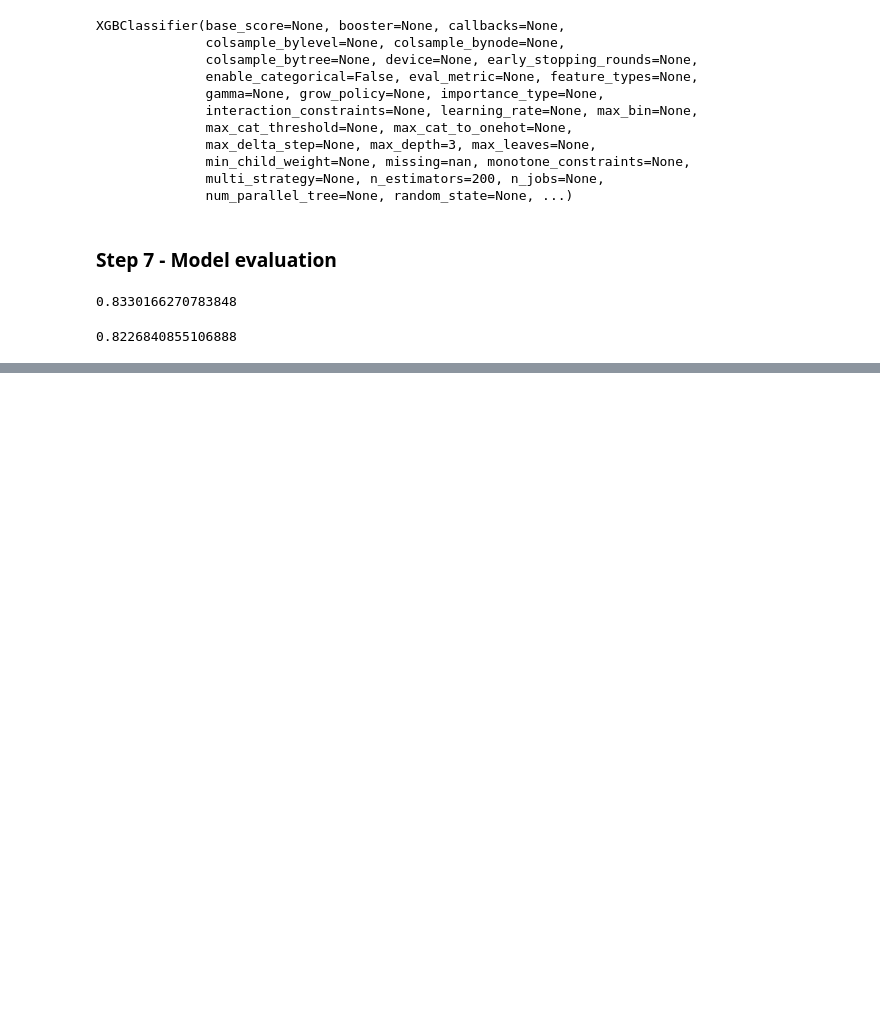
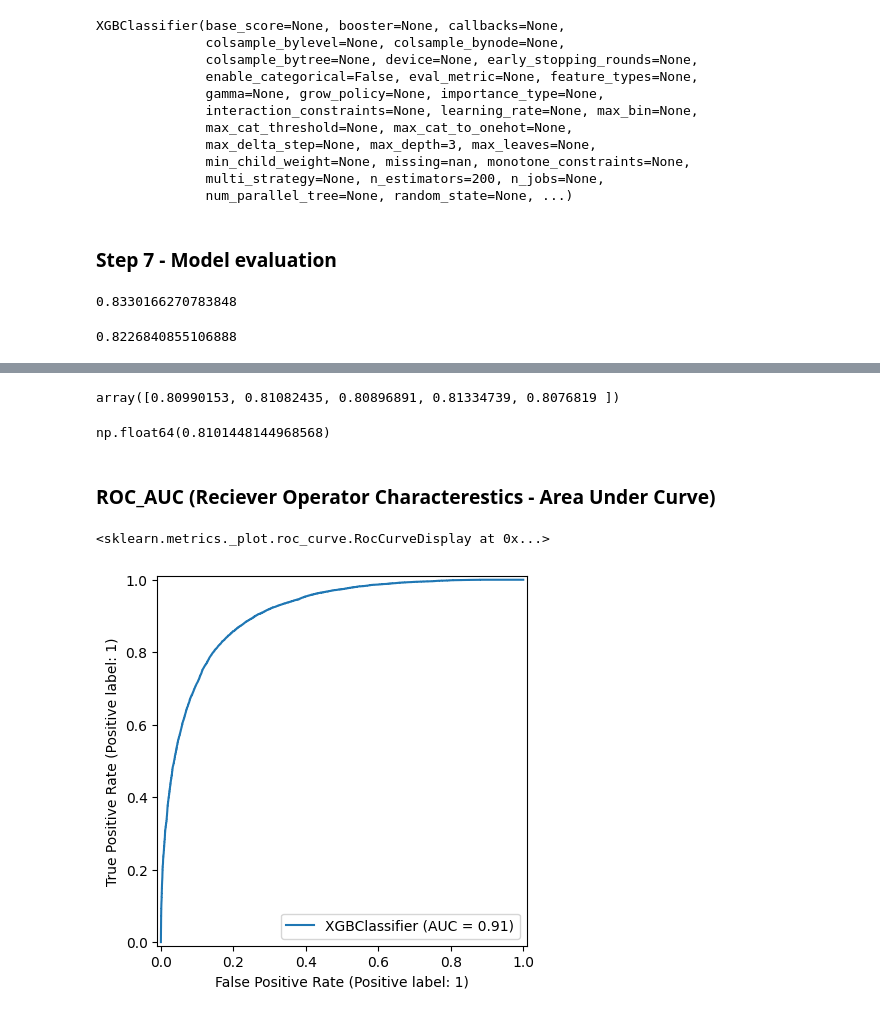
Before and after one commit to Eshikapakhale/Machine-Learning, a Jupyter notebook: 12 XGBoost/XGB.ipynb, the cells around one changed output, grey strips where cells are left out. Saved outputs shown, nothing was run; the diff lists cells and outputs as text; code cells hidden in the pictures; blank space fills up the shorter version.

```diff
--- a/12 XGBoost/XGB.ipynb
+++ b/12 XGBoost/XGB.ipynb
@@ -251,0 +271,18 @@ model.score(xtest, ytest)
+# %%
+from sklearn.model_selection import cross_val_score
+scores = cross_val_score(model, xtrain, ytrain, cv=5, scoring="f1_macro")
+scores
+# %% [output]
+array([0.80990153, 0.81082435, 0.80896891, 0.81334739, 0.8076819 ])
+# %%
+scores.mean()
+# %% [output]
+np.float64(0.8101448144968568)
+# %% [markdown]
+### ROC_AUC (Reciever Operator Characterestics - Area Under Curve)
+# %%
+from sklearn.metrics import RocCurveDisplay
+RocCurveDisplay.from_estimator(model, xtrain, ytrain)
+# %% [output]
+<sklearn.metrics._plot.roc_curve.RocCurveDisplay at 0x...>
+[figure, added]
```
Also changed, not shown: parts of 37 cells of this notebook, 3 other files.
